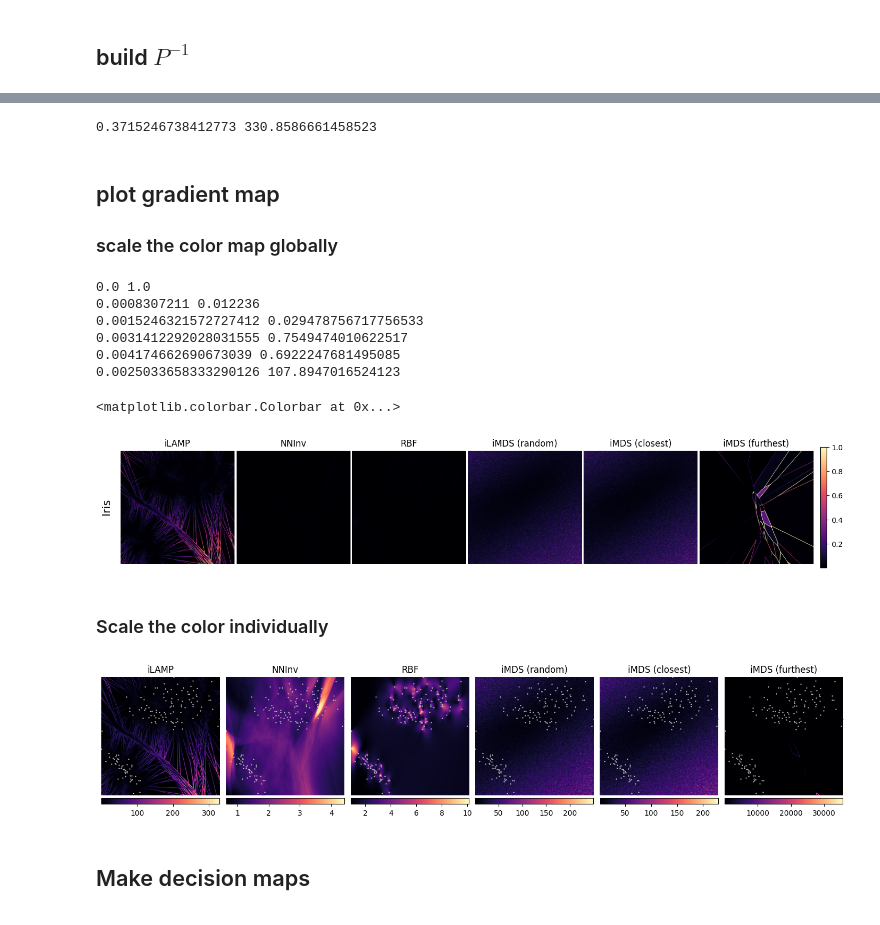
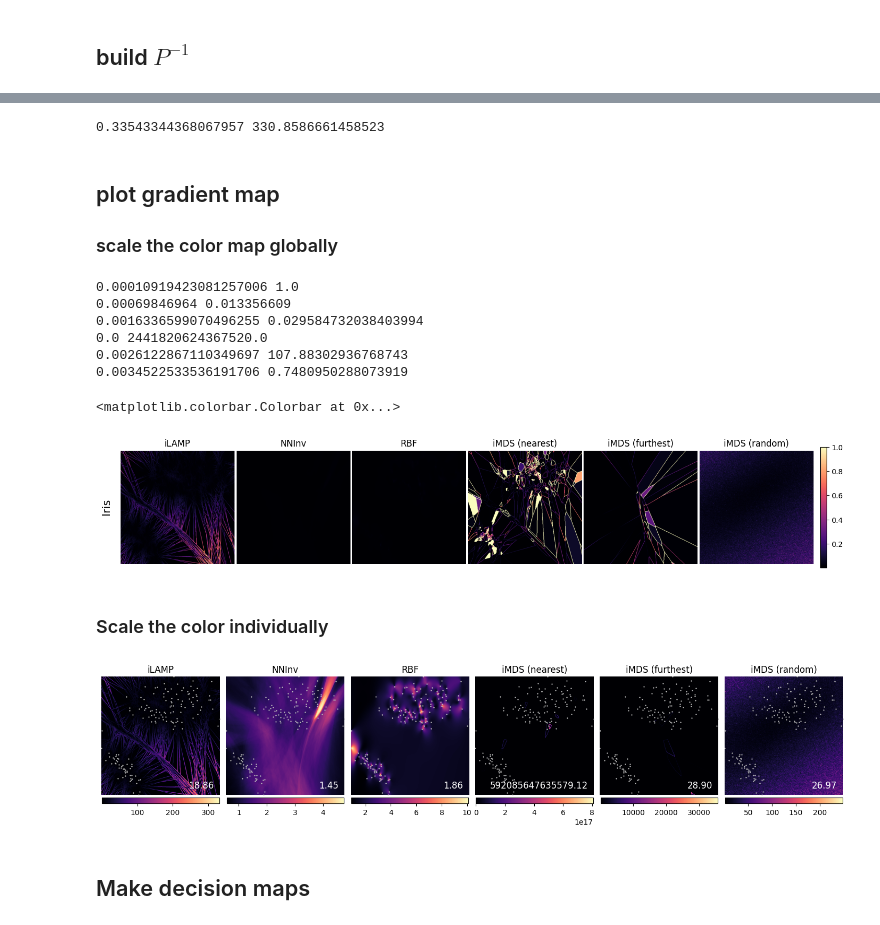
Before and after one commit to wuyuyu1024/InverseProjections, a Jupyter notebook: demo_gradient_map.ipynb, the cells around one changed output, grey strips where cells are left out. Saved outputs shown, nothing was run; the diff lists cells and outputs as text; code cells hidden in the pictures.

Commit message:
iMDS nearest bug fixed

```diff
--- a/demo_gradient_map.ipynb
+++ b/demo_gradient_map.ipynb
@@ -53,7 +53,7 @@ rbfinv.fit(X2d, X)
 mdsinv_rand = MDSinv(point_selection='random')
 mdsinv_rand.fit(X2d, X)
 
-mdsinv_closest = MDSinv(point_selection='closest')
+mdsinv_closest = MDSinv(point_selection='nearest')
 mdsinv_closest.fit(X2d, X)
 
 mdsinv_furthest = MDSinv(point_selection='furthest')
@@ -84,9 +84,10 @@ inv_methods = {
     'iLAMP': ilamp,
     'NNInv': nninv,
     'RBF': rbfinv,
+    'iMDS (nearest)': mdsinv_closest,
+    'iMDS (furthest)': mdsinv_furthest,
     'iMDS (random)': mdsinv_rand,
-    'iMDS (closest)': mdsinv_closest,
-    'iMDS (furthest)': mdsinv_furthest
+
 }
 
 map_grid = 500  ### could set it to 100 for faster computation
@@ -96,6 +97,7 @@ nD_grids_dict = {}
 global_min = 1e10
 global_max = -1e10
 for name, inv in inv_methods.items():
+    print(name)
     grad_map, nD_grid = get_gradient_map(inv, X2d, map_grid)
     grad_map_dict[name] = grad_map.reshape(map_grid, map_grid)
     print(min(grad_map), max(grad_map))
@@ -115,7 +132,7 @@ for name, inv in inv_methods.items():
 # %%
 print(global_min, global_max)
 # %% [output]
-0.3715246738412773 330.8586661458523
+0.33543344368067957 330.8586661458523
 # %% [markdown]
 ## plot gradient map
 ### scale the color map globally
@@ -153,14 +170,14 @@ for i, (name, grad_map) in enumerate(grad_map_dict.items()):
 fig.text(0.11, 0.5, 'Iris', ha='center', va='center', rotation='vertical', fontsize=15)
 fig.colorbar(im,  ax=axes, orientation='vertical', fraction=0.04, pad=0.01, )
 # %% [output]
-0.0 1.0
-0.0008307211 0.012236
-0.0015246321572727412 0.029478756717756533
-0.0031412292028031555 0.7549474010622517
-0.004174662690673039 0.6922247681495085
-0.0025033658333290126 107.8947016524123
+0.00010919423081257006 1.0
+0.00069846964 0.013356609
+0.0016336599070496255 0.029584732038403994
+0.0 2441820624367520.0
+0.0026122867110349697 107.88302936768743
+0.0034522533536191706 0.7480950288073919
 <matplotlib.colorbar.Colorbar at 0x...>
-[figure, old version]
+[figure, new version]
 # %% [markdown]
 ### Scale the color individually
 # %%
@@ -171,36 +188,41 @@ X2d_scaled = (X2d - X2d.min(axis=0)) / (X2d.max(axis=0) - X2d.min(axis=0))
 
 # white space
 fig.subplots_adjust(wspace=0.05)
 
 for i, (name, grad_map) in enumerate(grad_map_dict.items()):
     ax = axes[i]
     # flipp the x axis
     grad_map = np.flip(grad_map, axis=0)
 
     ### scaled individually
     im = ax.imshow(grad_map, cmap='magma', extent=[0,1,0,1]) ## this will rescale the data to [0,1]
 
     ax.set_title(name)
     ax.axis('off')
 
     ## plot the 2d data
     ax.scatter(X2d_scaled[:,0], X2d_scaled[:,1], c='#BBBBBB', s=2, marker='.')
 
     ## set aspect
     ax.set_aspect('equal')
 
+    ## set mean at the bottom right corner
+    ax.text(0.95, 0.04, f'{grad_map.mean():.2f}', ha='right', va='bottom', fontsize=12, color='white', transform=ax.transAxes)
+
     # colorbar for each
-    fig.colorbar(im, ax=ax, orientation='horizontal', fraction=0.0465, pad=0.02, )
+    fig.colorbar(im, ax=ax, orientation='horizontal', fraction=0.0462, pad=0.02, )
+
+
 
 
 
 
 # plt.tight_layout()
 
 ## save the figure
-plt.savefig('./figures/iris_gradient_map.png', dpi=300)
+plt.savefig(f'./figures/iris_gradient_map_grid{map_grid}.png', dpi=300, bbox_inches='tight')
 # %% [output]
-[figure, old version]
+[figure, new version]
 # %% [markdown]
 ## Make decision maps
 # %%
```
Also changed, not shown: parts of 3 cells of this notebook, 5 other files.
